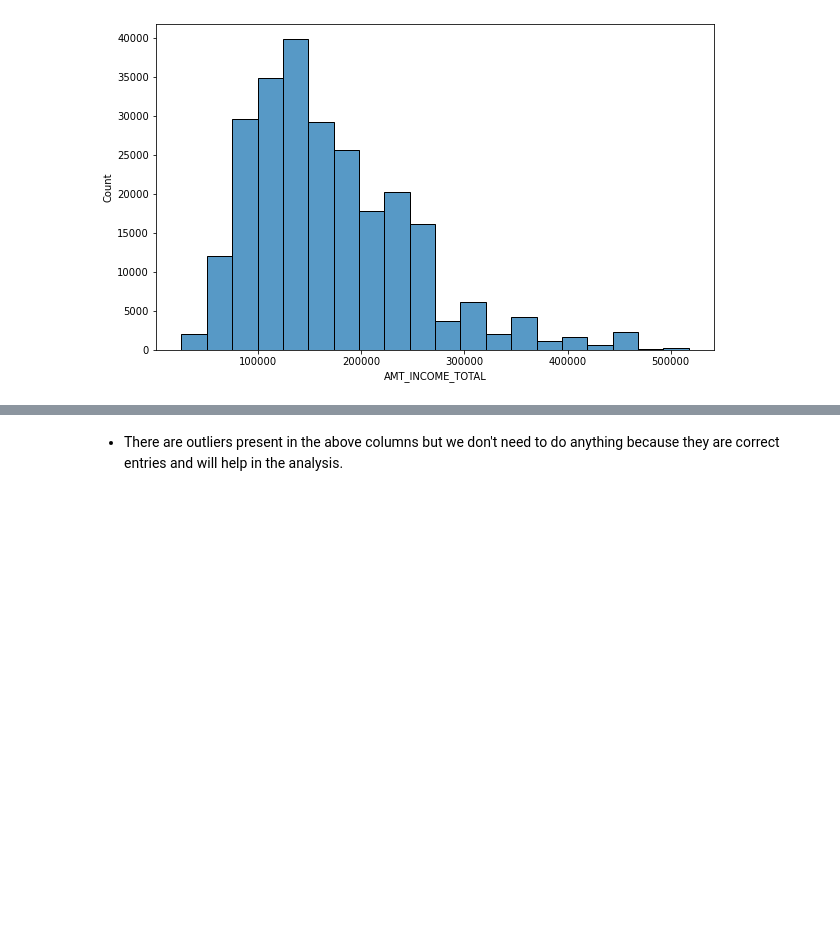
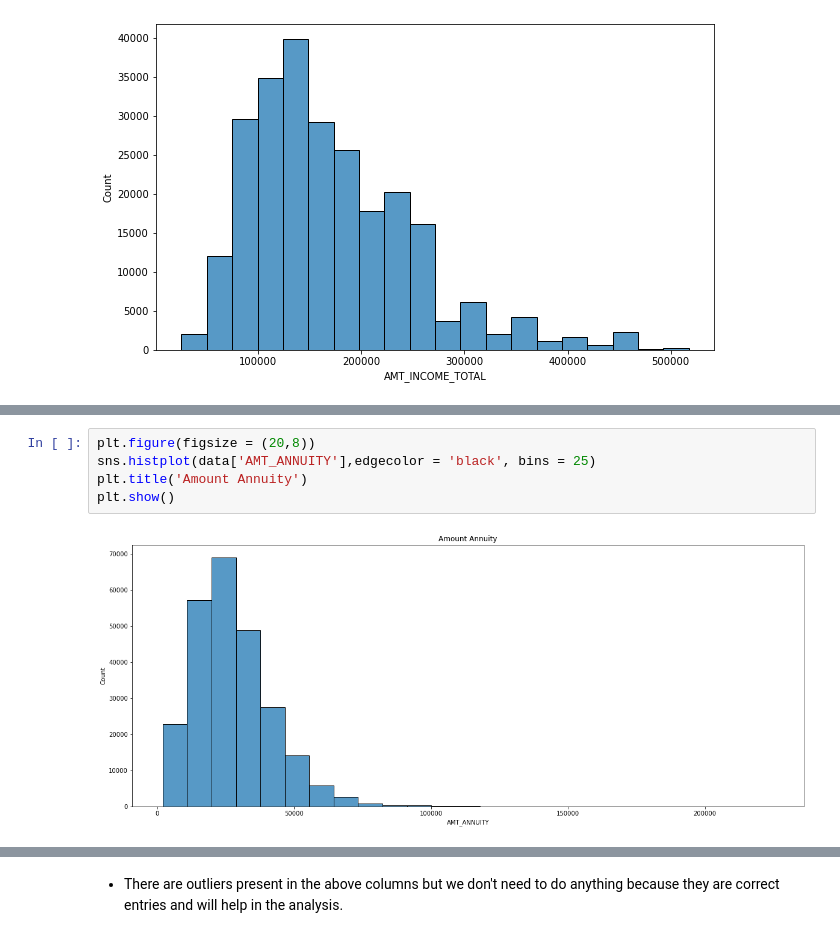
Before and after one commit to Boken19/Case_Studies, a Jupyter notebook: Credit EDA case study/Credit_EDA_case_study.ipynb, the cells around one changed output, grey strips where cells are left out. Drawn from its saved outputs; the diff is of its cells as text; blank space fills up the shorter version.

```diff
--- a/Credit EDA case study/Credit_EDA_case_study.ipynb
+++ b/Credit EDA case study/Credit_EDA_case_study.ipynb
@@ -542,0 +543,7 @@ plt.show()
+# %%
+plt.figure(figsize = (20,8))
+sns.histplot(data['AMT_ANNUITY'],edgecolor = 'black', bins = 25)
+plt.title('Amount Annuity')
+plt.show()
+# %% [output]
+[figure, added]
```
Also changed, not shown: parts of 17 cells of this notebook.
